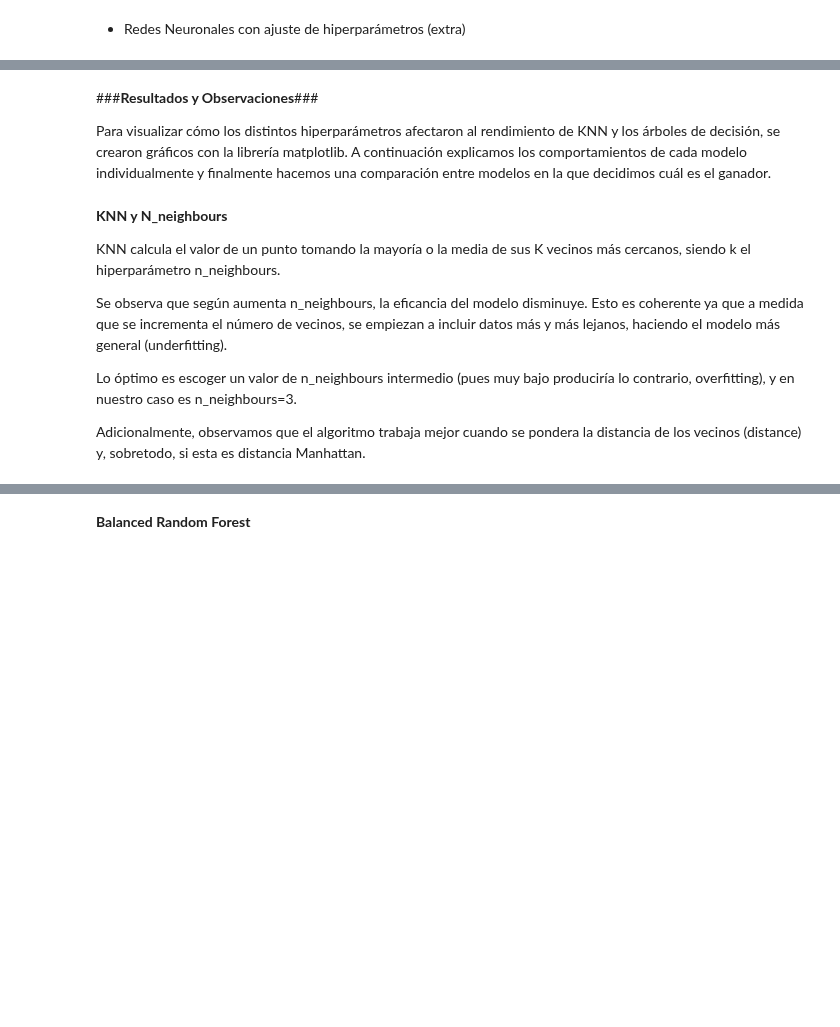
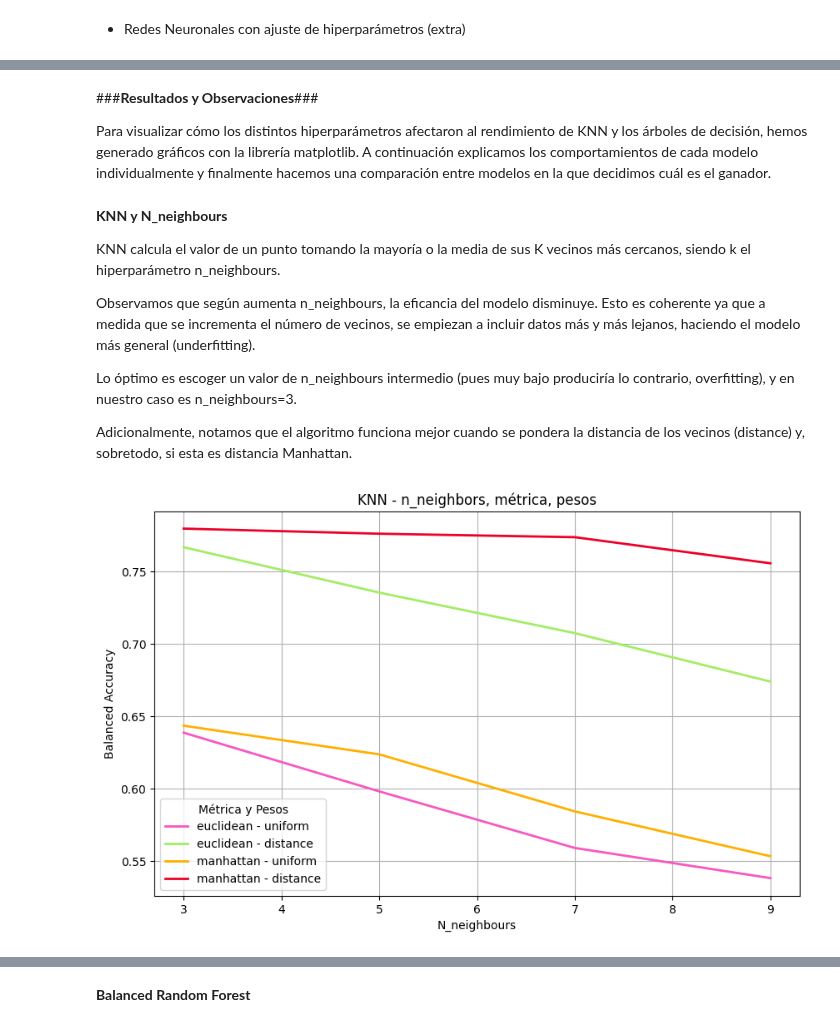
Before and after one commit to kevinMGII/Grupo7-Practica1, a Jupyter notebook: Grupo7_Practica1.ipynb, the cells around one changed output, grey strips where cells are left out. Cells and saved outputs as stored; diff of their text form; code cells hidden in the pictures; blank space fills up the shorter version.

```diff
--- a/Grupo7_Practica1.ipynb
+++ b/Grupo7_Practica1.ipynb
@@ -526,10 +527,8 @@ Tiempo: 10.869746923446655 s
 # %% [markdown]
 - KNN con ajuste de hiperparámetros
 # %%
-from sklearn.model_selection import GridSearchCV
-
 param_grid_knn = {                                                              # Hiperparámetros:
-    'knn__n_neighbors': [2, 3, 5, 7, 9],                                           # Número de vecinos a considerar
+    'knn__n_neighbors': [3, 5, 7, 9],                                           # Número de vecinos a considerar
     'knn__weights': ['uniform', 'distance'],                                    # Ponderación de los vecinos
     'knn__metric': ['euclidean', 'manhattan']                                   # Métrica de distancia
 }
@@ -541,12 +540,15 @@ grid_search_knn = GridSearchCV(pipeline_knn,
                                n_jobs=-1)                                       # Usar todos los núcleos disponibles
 
 inicio = time.time()                                                            # Obtenemos el tiempo inicial
-grid_search_knn.fit(X_train, y_train)                                                       # Busca los mejores hipérparametros y entrena el modelo
+grid_search_knn.fit(X_train, y_train)                                           # Busca los mejores hipérparametros y entrena el modelo
 tiempo_gs_knn = time.time() - inicio                                            # Calculamos el tiempo total
 
 
 best_knn = grid_search_knn.best_estimator_                                      # KNN con la mejor config
 best_score_knn = grid_search_knn.best_score_                                    # Mejor puntuación de la validación cruzada
-print("\nMejor configuración KNN:", grid_search_knn.best_params_)                 # Muestra por pantalla los mejores hiperparámetros
-print("Mejor Score KNN:", best_score_knn, ", Tiempo=", tiempo_gs_knn, "s")      # Muestra por pantalla la puntuación
+
+pd.set_option('display.max_colwidth', None)                                                                    # Evitamos que se corte la columna
+mejor_knn_df = pd.DataFrame([["KNN", best_score_knn, tiempo_gs_knn, grid_search_knn.best_params_]],
+                            columns=["Modelo", "Balanced Accuracy", "Tiempo (s)", "Mejores Hiperparámetros"])  # Creamos un dataframe con la información (Consideraciones Generales)
+mejor_knn_df                                                                                                   # Mostramos el dataframe
 # %% [output]
@@ -660,56 +677,50 @@ print("Tiempo:", tiempo_gs_rn, "s")
 # %% [markdown]
 ###**Resultados y Observaciones**###
 
-Para visualizar cómo los distintos hiperparámetros afectaron al rendimiento de KNN y los árboles de decisión, se crearon gráficos con la librería matplotlib. A continuación explicamos los comportamientos de cada modelo individualmente y finalmente hacemos una comparación entre modelos en la que decidimos cuál es el ganador.
+Para visualizar cómo los distintos hiperparámetros afectaron al rendimiento de KNN y los árboles de decisión, hemos generado gráficos con la librería matplotlib. A continuación explicamos los comportamientos de cada modelo individualmente y finalmente hacemos una comparación entre modelos en la que decidimos cuál es el ganador.
 # %% [markdown]
 **KNN y N_neighbours**
 
 KNN calcula el valor de un punto tomando la mayoría o la media de sus K vecinos más cercanos, siendo k el hiperparámetro n_neighbours.
 
-Se observa que según aumenta n_neighbours, la eficancia del modelo disminuye. Esto es coherente ya que a medida que se incrementa el número de vecinos, se empiezan a incluir datos más y más lejanos, haciendo el modelo más general (underfitting).
+Observamos que según aumenta n_neighbours, la eficancia del modelo disminuye. Esto es coherente ya que a medida que se incrementa el número de vecinos, se empiezan a incluir datos más y más lejanos, haciendo el modelo más general (underfitting).
 
 Lo óptimo es escoger un valor de n_neighbours intermedio (pues muy bajo produciría lo contrario, overfitting), y en nuestro caso es n_neighbours=3.
 
-Adicionalmente, observamos que el algoritmo trabaja mejor cuando se pondera la distancia de los vecinos (distance) y, sobretodo, si esta es distancia Manhattan.
+Adicionalmente, notamos que el algoritmo funciona mejor cuando se pondera la distancia de los vecinos (distance) y, sobretodo, si esta es distancia Manhattan.
 # %%
-import matplotlib.pyplot as plt
-import seaborn as sns
-import pandas as pd
+dataframe_resultados = pd.DataFrame(grid_search_knn.cv_results_)                                                                           # Convertir los resultados de GridSearchCV en un DataFrame
+dataframe_resultados["metric_weights"] = dataframe_resultados["param_knn__metric"] + " - " + dataframe_resultados["param_knn__weights"]    # Creamos una nueva columna que combine métrica y peso
 
-# Convertir los resultados de GridSearchCV en un DataFrame
-results_df = pd.DataFrame(grid_search_knn.cv_results_)
 
-# Crear una nueva columna que combine métrica y peso
-results_df["metric_weights"] = results_df["param_knn__metric"] + " - " + results_df["param_knn__weights"]
-
-# Definir colores personalizados
-custom_palette = {
-    "euclidean - uniform": "#F857C1",  # Rosa
-    "euclidean - distance": "#a2ed65",  # Verde
-    "manhattan - uniform": "#FFAF00",  # Amarillo
-    "manhattan - distance": "#ed0027" # Rojo
+paleta = {                                                                      # Utilizamos colores personalizados
+    "euclidean - uniform": "#F857C1",                                           # Rosa
+    "euclidean - distance": "#a2ed65",                                          # Verde
+    "manhattan - uniform": "#FFAF00",                                           # Amarillo
+    "manhattan - distance": "#ed0027"                                           # Rojo
 }
 
-# Crear el gráfico con las combinaciones separadas
-plt.figure(figsize=(10, 6))
-sns.lineplot(
-    data=results_df,
-    x="param_knn__n_neighbors",
-    y="mean_test_score",
-    hue="metric_weights",  # Diferencia por métrica y pesos
-    markers=False,
-    dashes=False,
-    linewidth=2,
-    palette=custom_palette
+
+plt.figure(figsize=(10, 6))                                                     # Configuramos el tamaño del gráfico
+sns.lineplot(                                                                   # Gráfico de líneas
+    data=dataframe_resultados,                                                            # Usamos el DataFrame con los resultados del GridSearchCV
+    x="param_knn__n_neighbors",                                                 # Eje X: número de vecinos
+    y="mean_test_score",                                                        # Eje Y: puntuación media
+    hue="metric_weights",                                                       # Diferencia por métrica y pesos
+    markers=False,                                                              # Sin marcas
+    dashes=False,                                                               # Sin líneas
+    linewidth=2,                                                                # Ponemos el grosor de línea a 2
+    palette=paleta                                                              # Usamos los colores personalizados
 )
 
-# Personalización del gráfico
-plt.xlabel("N_neighbours")
-plt.ylabel("Balanced Accuracy")
-plt.title("KNN - n_neighbors, métrica, pesos")
-plt.legend(title="Métrica y Pesos")
-plt.grid(True)
-plt.show()
+plt.xlabel("N_neighbours")                                                      # Etiqueta del eje X
+plt.ylabel("Balanced Accuracy")                                                 # Etiqueta del eje Y
+plt.title("KNN - n_neighbors, métrica, pesos")                                  # Título del gráfico
+plt.legend(title="Métrica y Pesos")                                             # Leyenda
+plt.grid(True)                                                                  # Cuadricula
+plt.show()                                                                      # Mostramos el gráfico en pantalla
+# %% [output]
+[figure, added]
 # %% [markdown]
 **Árbol de Decisión y max_depth.**
 
```
Also changed, not shown: parts of 33 cells of this notebook.
